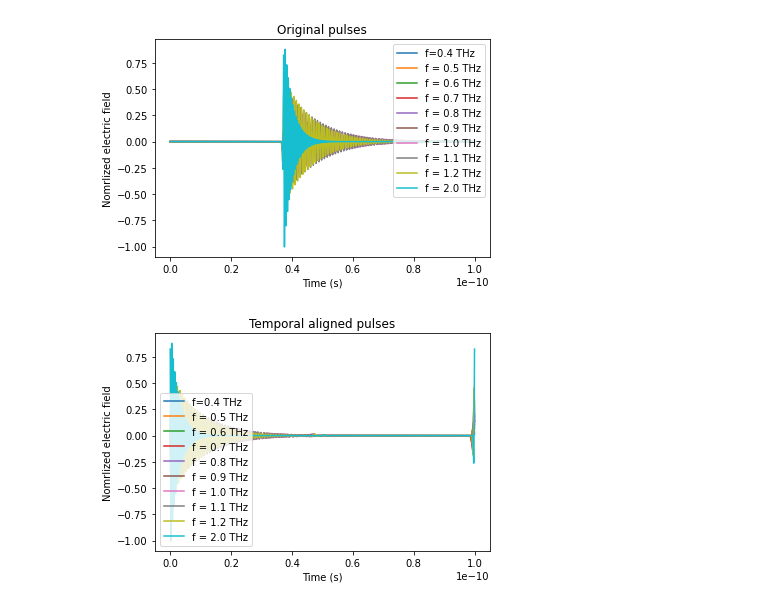
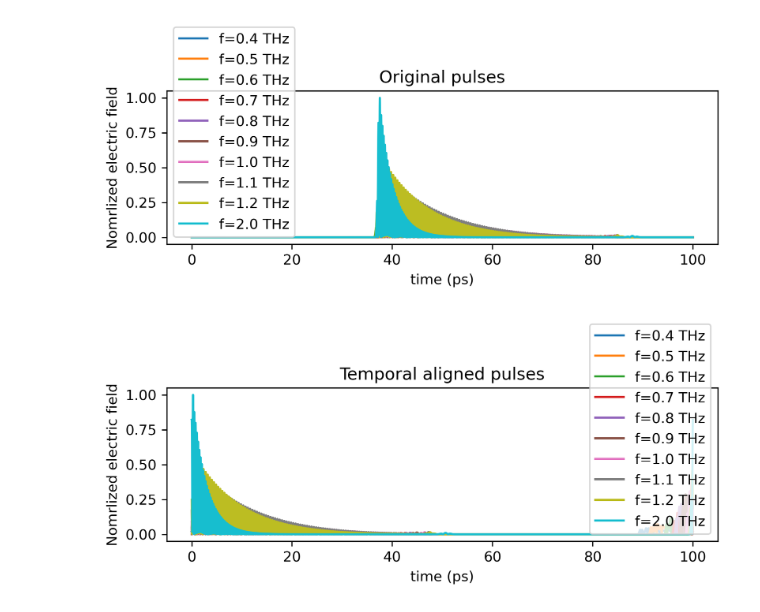
Before and after one commit to dibondar/superoscilations, a Jupyter notebook: how_to_get_superoscilations.ipynb, the cells around one changed output. Drawn from its saved outputs; the diff is of its cells as text; code cells hidden in the pictures.

```diff
--- a/how_to_get_superoscilations.ipynb
+++ b/how_to_get_superoscilations.ipynb
@@ -8,9 +9,7 @@ from scipy.interpolate import UnivariateSpline
 # %%
 pulses = pd.read_excel('pulses.xlsx', dtype=np.float)
 
-timecol = 'Time (s)'
-
-largest_freq = 'f = 2.0 THz'
+timecol = 'time (ps)'
 
 # extract time colums and delet it
 times = pulses[timecol].to_numpy()
@@ -46,14 +68,15 @@ def plot_pulses(df):
     """
     for colname in df.columns:
 
-        plt.plot(times, df[colname], label=colname)
+        plt.plot(times, np.abs(df[colname]), label=colname)
 
     plt.ylabel('Nomrlized electric field')
     plt.xlabel(timecol)
     plt.legend()
     plt.show()
 # %%
+plt.figure(figsize=(7, 2), dpi=300)
 plt.title('Original pulses')
 plot_pulses(pulses)
 # %% [output]
-[figure, old version]
+[figure, new version]
@@ -84,8 +137,9 @@ for colname in pulses.columns:
 # %%
+plt.figure(figsize=(7, 2), dpi=300)
 plt.title('Temporal aligned pulses')
 plot_pulses(pulses)
 # %% [output]
-[figure, old version]
+[figure, new version]
 # %%
 # Finding optimal strategies for generating supperoscilations via SVD
 U, sigmas, Vh = svd(pulses[:observational_window], full_matrices=False)
```
Also changed, not shown: parts of 12 cells of this notebook, 1 other file.
